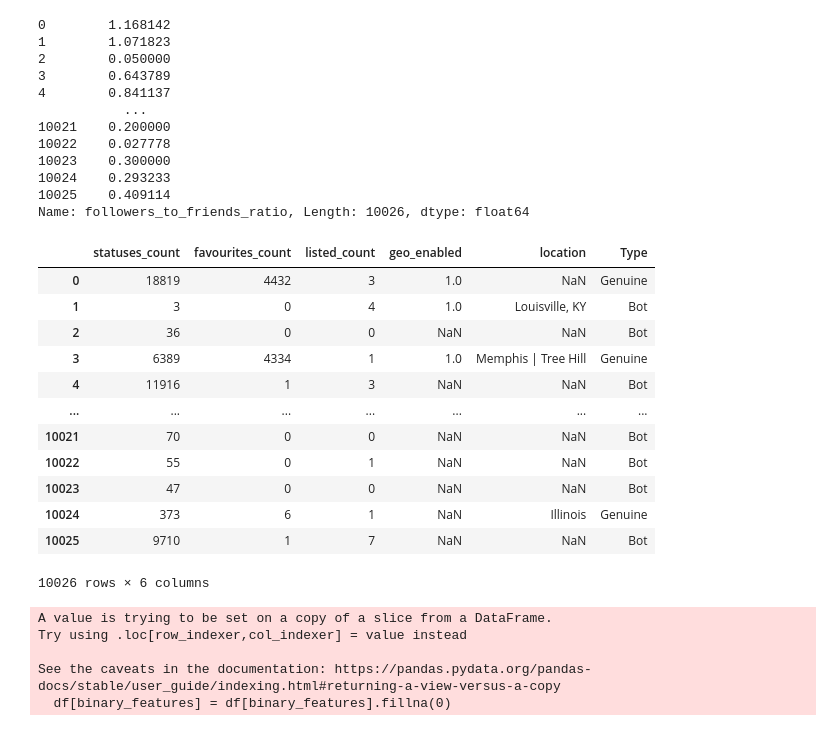
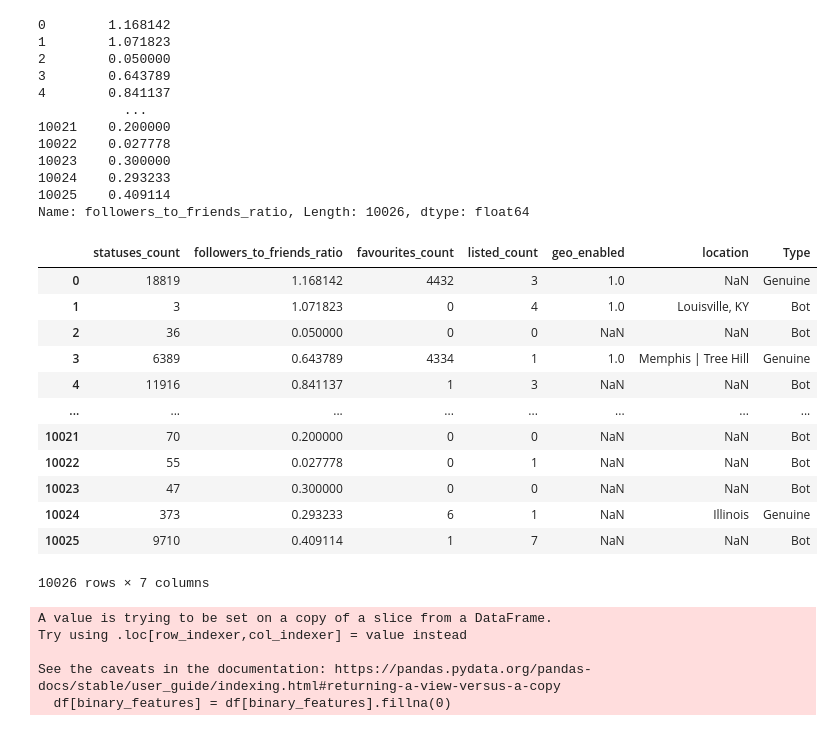
Before and after one commit to amiism/DSA4263, a Jupyter notebook: models/user_v3_modelling.ipynb, the cells around one changed output. Drawn from its saved outputs; the diff is of its cells as text; code cells hidden in the pictures.

Commit message:
add followers_to_friends_ratio feature

```diff
--- a/models/user_v3_modelling.ipynb
+++ b/models/user_v3_modelling.ipynb
@@ -97,23 +97,23 @@ Name: followers_to_friends_ratio, Length: 10026, dtype: float64
 # %%
 # retaining more useful features
 
-df = df[["statuses_count", "favourites_count", "listed_count",
+df = df[["statuses_count","followers_to_friends_ratio", "favourites_count", "listed_count",
 "geo_enabled", "location", "Type"]]
 df
 # %% [output]
-|  | statuses_count | favourites_count | listed_count | geo_enabled | location | Type |
-| 0 | 18819 | 4432 | 3 | 1.0 | NaN | Genuine |
-| 1 | 3 | 0 | 4 | 1.0 | Louisville, KY | Bot |
-| 2 | 36 | 0 | 0 | NaN | NaN | Bot |
-| 3 | 6389 | 4334 | 1 | 1.0 | Memphis | Tree Hill | Genuine |
-| 4 | 11916 | 1 | 3 | NaN | NaN | Bot |
-| ... | ... | ... | ... | ... | ... | ... |
-| 10021 | 70 | 0 | 0 | NaN | NaN | Bot |
-| 10022 | 55 | 0 | 1 | NaN | NaN | Bot |
-| 10023 | 47 | 0 | 0 | NaN | NaN | Bot |
-| 10024 | 373 | 6 | 1 | NaN | Illinois | Genuine |
-| 10025 | 9710 | 1 | 7 | NaN | NaN | Bot |
+|  | statuses_count | followers_to_friends_ratio | favourites_count | listed_count | geo_enabled | location | Type |
+| 0 | 18819 | 1.168142 | 4432 | 3 | 1.0 | NaN | Genuine |
+| 1 | 3 | 1.071823 | 0 | 4 | 1.0 | Louisville, KY | Bot |
+| 2 | 36 | 0.050000 | 0 | 0 | NaN | NaN | Bot |
+| 3 | 6389 | 0.643789 | 4334 | 1 | 1.0 | Memphis | Tree Hill | Genuine |
+| 4 | 11916 | 0.841137 | 1 | 3 | NaN | NaN | Bot |
+| ... | ... | ... | ... | ... | ... | ... | ... |
+| 10021 | 70 | 0.200000 | 0 | 0 | NaN | NaN | Bot |
+| 10022 | 55 | 0.027778 | 0 | 1 | NaN | NaN | Bot |
+| 10023 | 47 | 0.300000 | 0 | 0 | NaN | NaN | Bot |
+| 10024 | 373 | 0.293233 | 6 | 1 | NaN | Illinois | Genuine |
+| 10025 | 9710 | 0.409114 | 1 | 7 | NaN | NaN | Bot |
-10026 rows × 6 columns
+10026 rows × 7 columns
 # %%
 # Fill missing binary features with 0 (assuming NaN means feature is absent)
 binary_features = ['geo_enabled']
```
Also changed, not shown: parts of 11 cells of this notebook.
